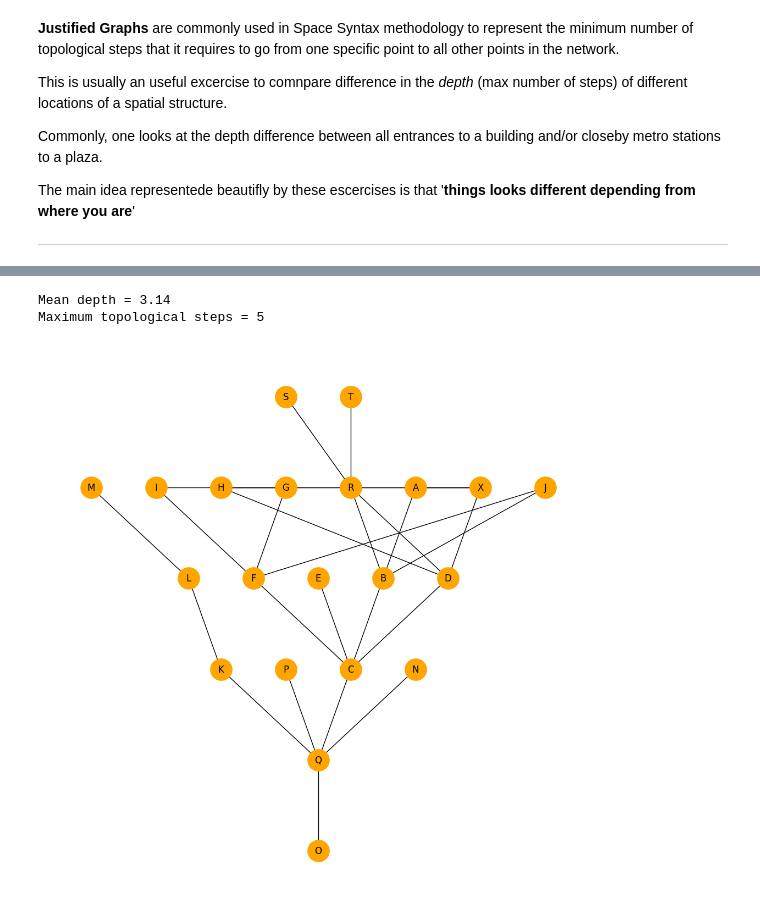
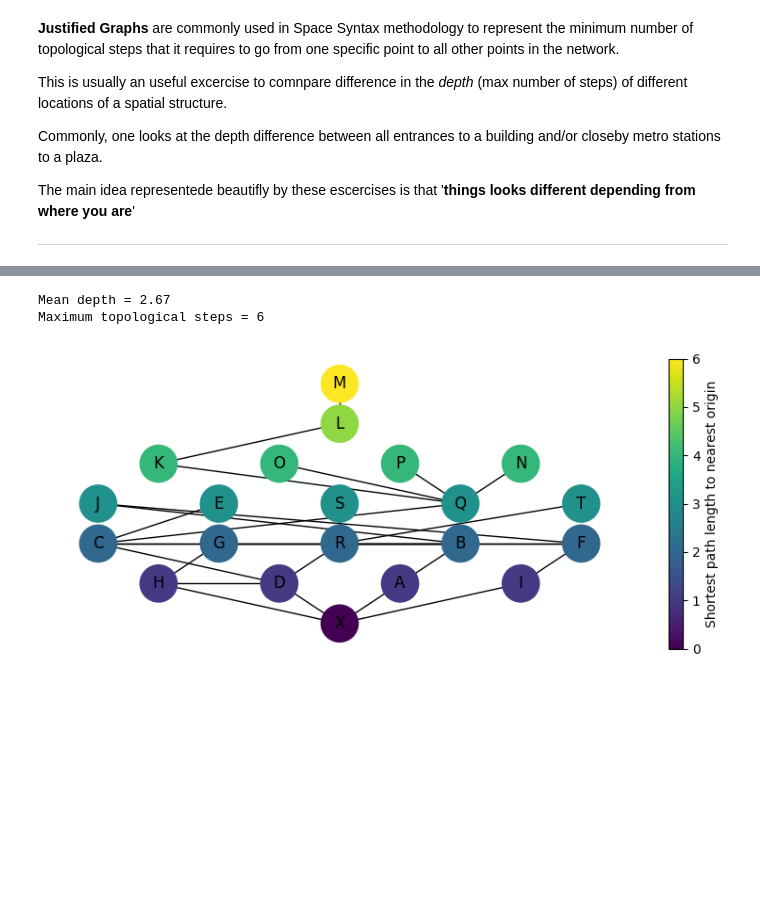
Before and after one commit to gregmaya/personal_web, a Jupyter notebook: work/data_viz/jgraph.ipynb, the cells around one changed output, grey strips where cells are left out. Drawn from its saved outputs; the diff is of its cells as text; code cells hidden in the pictures; blank space fills up the shorter version.

```diff
--- a/work/data_viz/jgraph.ipynb
+++ b/work/data_viz/jgraph.ipynb
@@ -102,6 +157,6 @@ Maximum topological steps = 4
-# %%
-jgraph_from_node(G,'O')
-# %% [output]
-Mean depth = 3.14
-Maximum topological steps = 5
-[figure, removed]
+# %%
+jgraph_from_multiple_origins(G,'X')
+# %% [output]
+Mean depth = 2.67
+Maximum topological steps = 6
+[figure, added]
```
Also changed, not shown: parts of 22 cells of this notebook, 6 other files.
